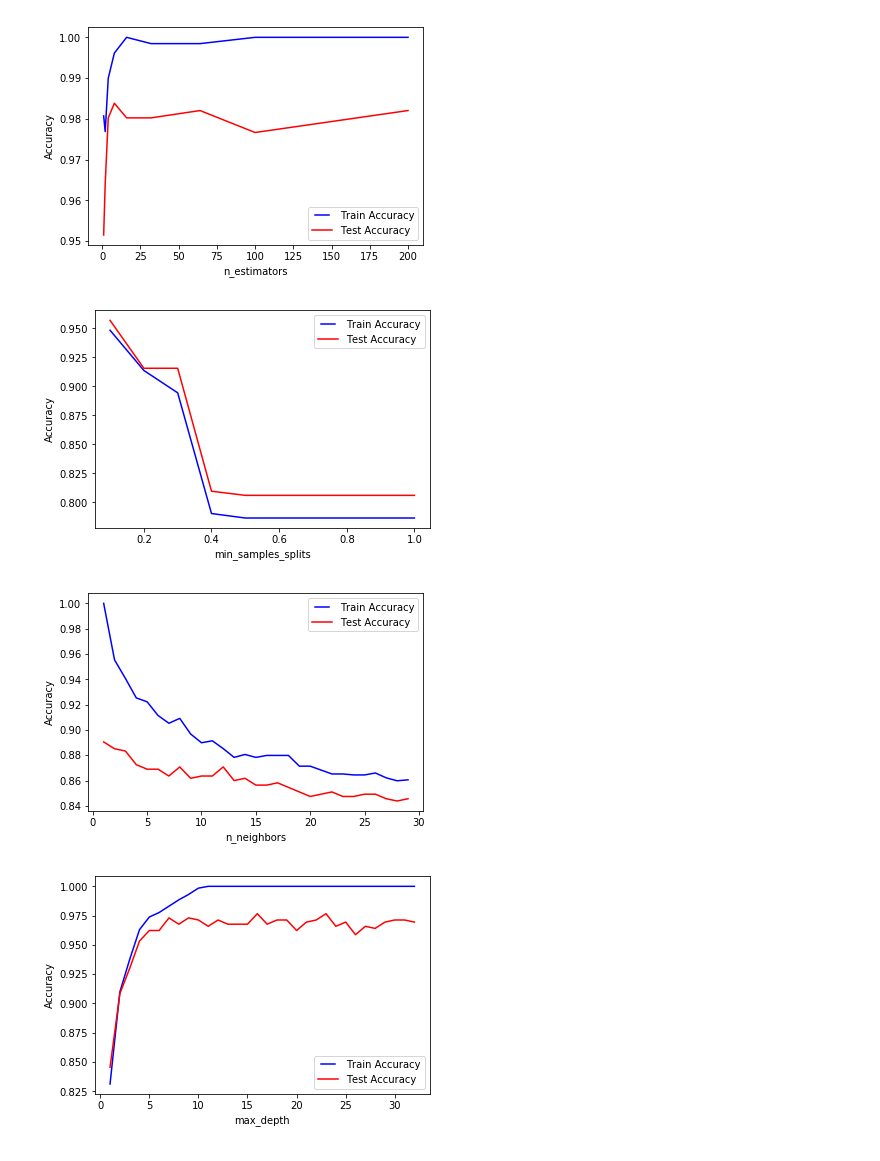
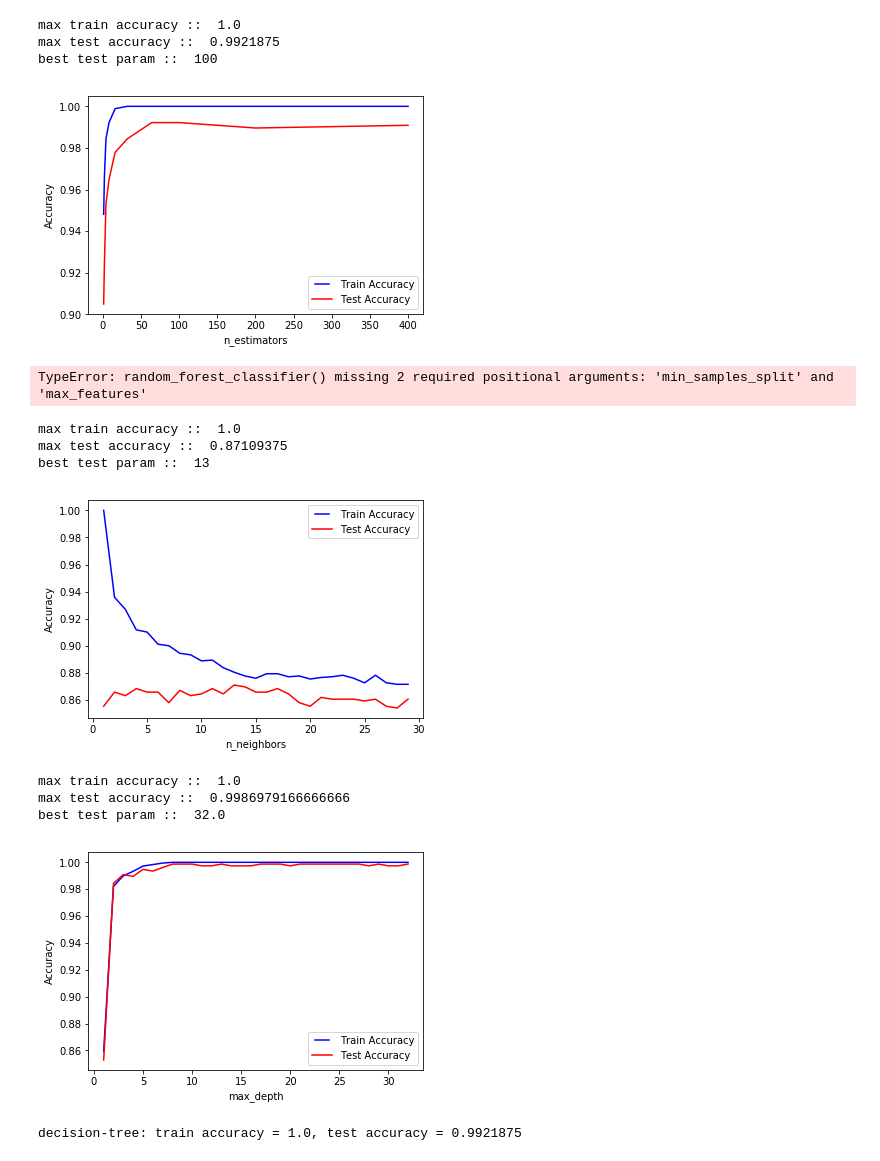
Before and after one commit to johant93/Mobile_App_Classifier, a Jupyter notebook: ML_app_classifier/ML_RForest-KNN-DTree.ipynb, the cells around one changed output. Cells and saved outputs as stored; diff of their text form; code cells hidden in the pictures.

```diff
--- a/ML_app_classifier/ML_RForest-KNN-DTree.ipynb
+++ b/ML_app_classifier/ML_RForest-KNN-DTree.ipynb
@@ -81,7 +92,7 @@ def split_dataset(dataset, train_percentage, feature_headers, target_header):
     train_x, test_x, train_y, test_y = train_test_split(dataset[feature_headers], dataset[target_header],train_size=train_percentage)
     return train_x, test_x, train_y, test_y
 # %%
-def random_forest_classifier(features, target, estimators, min_samples_split):
+def random_forest_classifier(features, target,max_depth,estimators, min_samples_split, max_features):
     """
     To train the random forest classifier with features and target data
     :param features:
@@ -90,10 +101,9 @@ def random_forest_classifier(features, target, estimators, min_samples_split):
     :param min_samples_split:
     :return: trained random forest classifier
     """
-    max_depth = None
 #     min_samples_split=5
 #     estimators = 32
-    clf = RandomForestClassifier(n_estimators=estimators, max_depth=max_depth,min_samples_split=min_samples_split)
+    clf = RandomForestClassifier(n_estimators=estimators, max_depth=max_depth,min_samples_split=min_samples_split,max_features=max_features)
     clf.fit(features, target)
     return clf
 # %%
@@ -151,3 +179,21 @@ def TrainTestpltShow(values, train_results, test_results, valueName):
     plt.ylabel('Accuracy')
     plt.xlabel(valueName)
     plt.show()
+# %%
+def show_best_accuracy(train_results,test_results,parameters):
+    max_train_accuracy = 0
+    max_test_accuracy = 0
+    best_test_param = 0
+    index = 0
+    for n in parameters:
+        if(train_results[index] >= max_train_accuracy):
+            max_train_accuracy = train_results[index]
+
+        if(test_results[index] >= max_test_accuracy):
+            max_test_accuracy = test_results[index]
+            best_test_param = n
+        index+=1
+
+    print("max train accuracy :: ",max_train_accuracy)
+    print("max test accuracy :: ",max_test_accuracy)
+    print("best test param :: ",best_test_param)
@@ -154,17 +204,19 @@ def TrainTestpltShow(values, train_results, test_results, valueName):
 # %%
 # Create random forest classifier instance
 # Accuracy depending to number of estimators.
-n_estimators = [1, 2, 4, 8, 16, 32, 64, 100, 200]
-min_sample_split = 5
+#max_depth,estimators, min_samples_split, max_features
+n_estimators = [1, 2, 4, 8, 16, 32, 64, 100, 200, 400]
+min_sample_split = 4
 train_results = []
 test_results = []
 for n in n_estimators:
-    trained_model_rf = random_forest_classifier(train_x, train_y, n, min_sample_split)
+    trained_model_rf = random_forest_classifier(train_x, train_y,10, n, min_sample_split,1)
     ac_train = accuracy_score(train_y, trained_model_rf.predict(train_x))
     ac_test = accuracy_score(test_y, trained_model_rf.predict(test_x))
     train_results.append(ac_train)
     test_results.append(ac_test)
 
+show_best_accuracy(train_results,test_results,n_estimators)
 TrainTestpltShow(n_estimators, train_results, test_results, "n_estimators")
 
 # predictions = trained_model_rf.predict(test_x)
@@ -177,12 +229,15 @@ TrainTestpltShow(n_estimators, train_results, test_results, "n_estimators")
 # print ("Test Accuracy  :: ", accuracy_score(test_y, predictions))
 # print (" Confusion matrix ", confusion_matrix(test_y, predictions))
 # %% [output]
+max train accuracy ::  1.0
+max test accuracy ::  0.9921875
+best test param ::  100
-[figure, old version]
+[figure, new version]
 # %%
 # Create random forest classifier instance
 # Accuracy depending to min samples splite value.
-n_estimators = 32
-min_samples_splits = np.linspace(0.1, 1.0, 10, endpoint=True)
+n_estimators = 100
+min_samples_splits = list(range(2,30)) #np.linspace(0.1, 1.0, 10, endpoint=True)
 train_results = []
 test_results = []
 for val in min_samples_splits:
@@ -192,9 +247,10 @@ for val in min_samples_splits:
     train_results.append(ac_train)
     test_results.append(ac_test)
 
+show_best_accuracy(train_results,test_results,min_samples_splits)
 TrainTestpltShow(min_samples_splits, train_results, test_results, "min_samples_splits")
 # %% [output]
-[figure, removed]
+TypeError: random_forest_classifier() missing 2 required positional arguments: 'min_samples_split' and 'max_features'
 # %%
 # Create knn classifier instance
 # accuracy depending to number of neighbors (1 to 30)
@@ -209,6 +265,7 @@ for n in neighbors:
     train_results.append(ac_train)
     test_results.append(ac_test)
 
+show_best_accuracy(train_results,test_results,neighbors)
 TrainTestpltShow(neighbors, train_results, test_results, "n_neighbors")
 
 # for i in range(0, 100):
@@ -221,21 +278,49 @@ TrainTestpltShow(neighbors, train_results, test_results, "n_neighbors")
 # print ("Test Accuracy  :: ", accuracy_score(test_y, predictions))
 # print (" Confusion matrix ", confusion_matrix(test_y, predictions))
 # %% [output]
+max train accuracy ::  1.0
+max test accuracy ::  0.87109375
+best test param ::  13
-[figure, old version]
+[figure, new version]
 # %%
 # Create decision tree classifier instance
 # accuracy depending to number of neighbors (1 to 30)
 max_depths = np.linspace(1, 32, 32, endpoint=True)
 train_results = []
 test_results = []
 
 for n in max_depths:
     trained_model_dt = Decision_TreeClassifier(train_x, train_y, n)
     ac_train = accuracy_score(train_y, trained_model_dt.predict(train_x))
     ac_test = accuracy_score(test_y, trained_model_dt.predict(test_x))
     train_results.append(ac_train)
     test_results.append(ac_test)
 
+show_best_accuracy(train_results,test_results,max_depths)
 TrainTestpltShow(max_depths, train_results, test_results, "max_depth")
 # %% [output]
+max train accuracy ::  1.0
+max test accuracy ::  0.9986979166666666
+best test param ::  32.0
-[figure, old version]
+[figure, new version]
+# %%
+#final compariason of the 3 classifier:
+
+#decision-tree:
+trained_model_dt = Decision_TreeClassifier(train_x, train_y, 10)
+dt_ac_train = accuracy_score(train_y, trained_model_dt.predict(train_x))
+dt_ac_test = accuracy_score(test_y, trained_model_dt.predict(test_x))
+
+#random forest: max_depth=5, n_estimators=16,min_samples_split=2(default), max_features=1
+trained_model_rf = random_forest_classifier(train_x, train_y, 10,16,4,1)
+rf_ac_train = accuracy_score(train_y, trained_model_rf.predict(train_x))
+rf_ac_test = accuracy_score(test_y, trained_model_rf.predict(test_x))
+
+#knn:
+trained_model_knn = knn_classifier(train_x, train_y, 3)
+knn_ac_train = accuracy_score(train_y, trained_model_knn.predict(train_x))
+knn_ac_test = accuracy_score(test_y, trained_model_knn.predict(test_x))
+
+print("decision-tree: train accuracy = {}, test accuracy = {}".format(dt_ac_train , dt_ac_test))
+# %% [output]
+decision-tree: train accuracy = 1.0, test accuracy = 0.9921875
```
Also changed, not shown: parts of 7 cells of this notebook, 55 other files.
